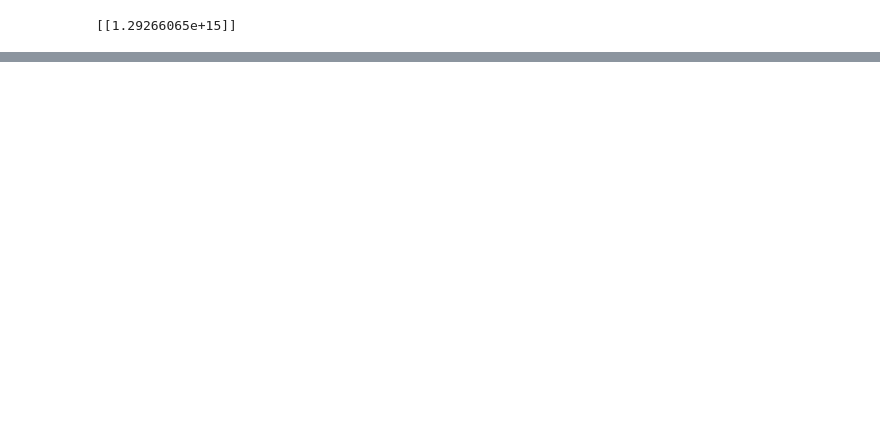
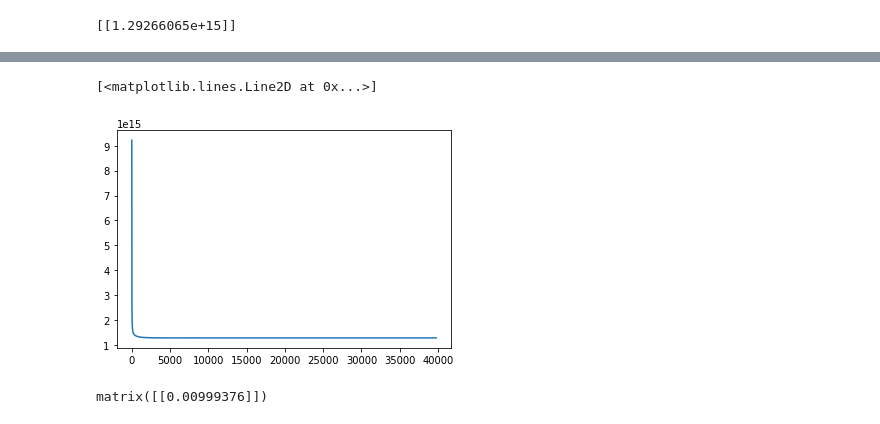
Before and after one commit to vahidseydi/Regression, a Jupyter notebook: Multiple_Regression.ipynb, the cells around one changed output, grey strips where cells are left out. Cells and saved outputs as stored; diff of their text form; code cells hidden in the pictures; blank space fills up the shorter version.

```diff
--- a/Multiple_Regression.ipynb
+++ b/Multiple_Regression.ipynb
@@ -210,0 +225,28 @@ print(RSS)
+# %%
+t=0
+eps=0.01
+alpha=0.0000287
+max_iteration=100000
+RSS=[]
+w=np.zeros((D,1))
+convergence=False
+while not convergence:
+  Y_hat=H*w
+  RSS.append(np.asscalar((Y-Y_hat).T*(Y-Y_hat)))
+  g= -2* H.T*(Y-Y_hat)
+  if sum(abs(g))<=eps:
+    convergence=True
+  if t==max_iteration:
+    convergence=True
+  eta=alpha/1
+  w=w-eta*g
+  t+=1
+# %%
+plt.plot(np.arange(len(RSS)),RSS)
+# %% [output]
+[<matplotlib.lines.Line2D at 0x...>]
+[figure, added]
+# %%
+sum(abs(g))
+# %% [output]
+matrix([[0.00999376]])
```
Also changed, not shown: parts of 15 cells of this notebook.
